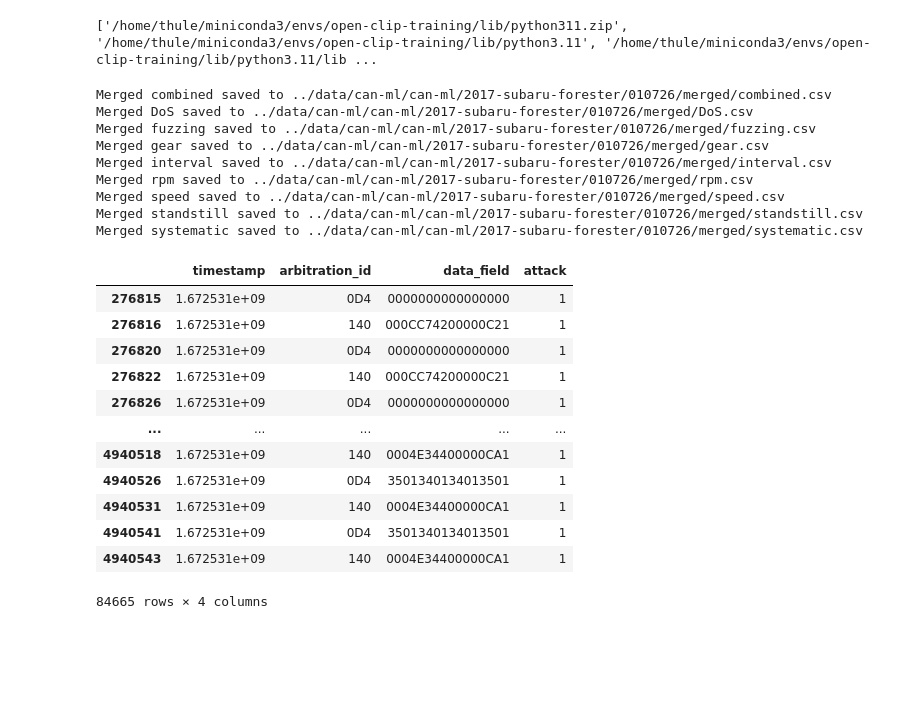
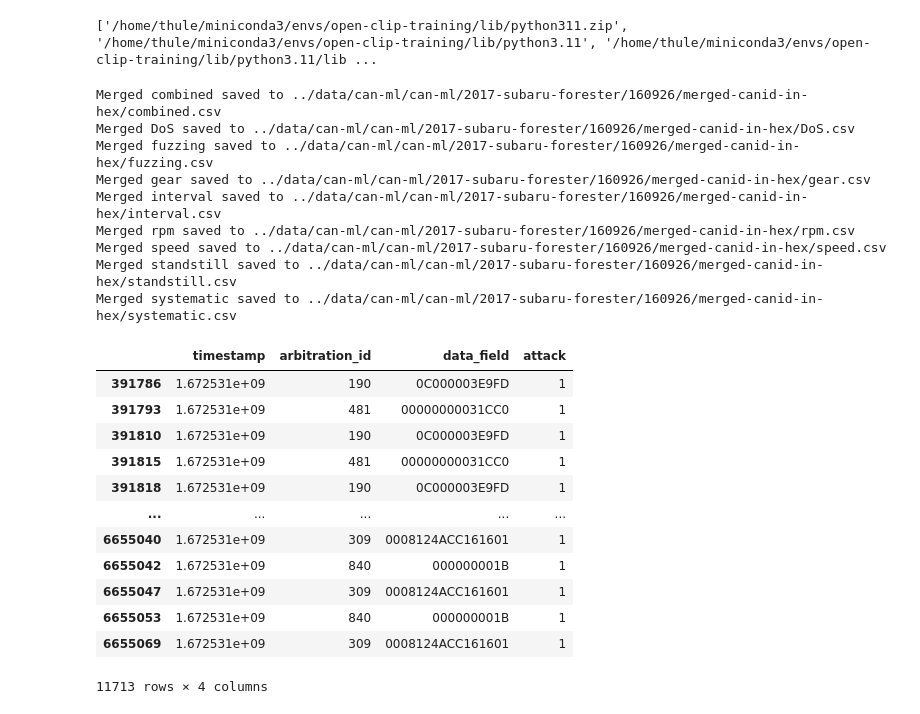
Before and after one commit to thulexuan/ConvRetNetIDS, a Jupyter notebook: notebooks/can_ml.ipynb, the cells around one changed output. Drawn from its saved outputs; the diff is of its cells as text; code cells hidden in the pictures; blank space fills up the shorter version.

```diff
--- a/notebooks/can_ml.ipynb
+++ b/notebooks/can_ml.ipynb
@@ -13,7 +13,7 @@ import pandas as pd
 
 # Define the directory path for the attack folders
 input_dir = '../data/can-ml/can-ml/2017-subaru-forester/post-attack-labeled'  # Replace with your directory path
-output_dir = '../data/can-ml/can-ml/2017-subaru-forester/010726/merged'  # Replace with the output directory path for merged files
+output_dir = '../data/can-ml/can-ml/2017-subaru-forester/160926/merged-canid-in-hex'  # Replace with the output directory path for merged files
 
 # Create the output directory if it doesn't exist
 os.makedirs(output_dir, exist_ok=True)
@@ -44,7 +44,7 @@ for attack_type in attack_types:
 
             # Data preprocessing
             # Convert arbitration_id to integer (decimal) if it's a valid value
-            df['arbitration_id'] = df['arbitration_id'].apply(lambda x: int(x, 16) if isinstance(x, str) else x)
+            # df['arbitration_id'] = df['arbitration_id'].apply(lambda x: int(x, 16) if isinstance(x, str) else x)
 
             # Remove rows with any invalid values
             df = df[['timestamp', 'arbitration_id', 'data_field', 'attack']].dropna()
@@ -62,37 +62,37 @@ for attack_type in attack_types:
 
     print(f"Merged {attack_type_cleaned} saved to {output_file}")
 # %% [output]
-Merged combined saved to ../data/can-ml/can-ml/2017-subaru-forester/010726/merged/combined.csv
-Merged DoS saved to ../data/can-ml/can-ml/2017-subaru-forester/010726/merged/DoS.csv
-Merged fuzzing saved to ../data/can-ml/can-ml/2017-subaru-forester/010726/merged/fuzzing.csv
-Merged gear saved to ../data/can-ml/can-ml/2017-subaru-forester/010726/merged/gear.csv
-Merged interval saved to ../data/can-ml/can-ml/2017-subaru-forester/010726/merged/interval.csv
-Merged rpm saved to ../data/can-ml/can-ml/2017-subaru-forester/010726/merged/rpm.csv
-Merged speed saved to ../data/can-ml/can-ml/2017-subaru-forester/010726/merged/speed.csv
-Merged standstill saved to ../data/can-ml/can-ml/2017-subaru-forester/010726/merged/standstill.csv
-Merged systematic saved to ../data/can-ml/can-ml/2017-subaru-forester/010726/merged/systematic.csv
+Merged combined saved to ../data/can-ml/can-ml/2017-subaru-forester/160926/merged-canid-in-hex/combined.csv
+Merged DoS saved to ../data/can-ml/can-ml/2017-subaru-forester/160926/merged-canid-in-hex/DoS.csv
+Merged fuzzing saved to ../data/can-ml/can-ml/2017-subaru-forester/160926/merged-canid-in-hex/fuzzing.csv
+Merged gear saved to ../data/can-ml/can-ml/2017-subaru-forester/160926/merged-canid-in-hex/gear.csv
+Merged interval saved to ../data/can-ml/can-ml/2017-subaru-forester/160926/merged-canid-in-hex/interval.csv
+Merged rpm saved to ../data/can-ml/can-ml/2017-subaru-forester/160926/merged-canid-in-hex/rpm.csv
+Merged speed saved to ../data/can-ml/can-ml/2017-subaru-forester/160926/merged-canid-in-hex/speed.csv
+Merged standstill saved to ../data/can-ml/can-ml/2017-subaru-forester/160926/merged-canid-in-hex/standstill.csv
+Merged systematic saved to ../data/can-ml/can-ml/2017-subaru-forester/160926/merged-canid-in-hex/systematic.csv
 # %%
 # Define the directory path
-directory_path = '../data/can-ml/can-ml/2017-subaru-forester/010726/merged/combined.csv'
+directory_path = '../data/can-ml/can-ml/2016-chevrolet-silverado/merged/combined.csv'
 
 df = pd.read_csv(directory_path)
 # Display the first few rows of the combined DataFrame
 filtered_df = df[df['attack'] != 0]
 filtered_df
 # %% [output]
 |  | timestamp | arbitration_id | data_field | attack |
-| 276815 | 1.672531e+09 | 0D4 | 0000000000000000 | 1 |
-| 276816 | 1.672531e+09 | 140 | 000CC74200000C21 | 1 |
-| 276820 | 1.672531e+09 | 0D4 | 0000000000000000 | 1 |
-| 276822 | 1.672531e+09 | 140 | 000CC74200000C21 | 1 |
-| 276826 | 1.672531e+09 | 0D4 | 0000000000000000 | 1 |
+| 391786 | 1.672531e+09 | 190 | 0C000003E9FD | 1 |
+| 391793 | 1.672531e+09 | 481 | 00000000031CC0 | 1 |
+| 391810 | 1.672531e+09 | 190 | 0C000003E9FD | 1 |
+| 391815 | 1.672531e+09 | 481 | 00000000031CC0 | 1 |
+| 391818 | 1.672531e+09 | 190 | 0C000003E9FD | 1 |
 | ... | ... | ... | ... | ... |
-| 4940518 | 1.672531e+09 | 140 | 0004E34400000CA1 | 1 |
-| 4940526 | 1.672531e+09 | 0D4 | 3501340134013501 | 1 |
-| 4940531 | 1.672531e+09 | 140 | 0004E34400000CA1 | 1 |
-| 4940541 | 1.672531e+09 | 0D4 | 3501340134013501 | 1 |
-| 4940543 | 1.672531e+09 | 140 | 0004E34400000CA1 | 1 |
+| 6655040 | 1.672531e+09 | 309 | 0008124ACC161601 | 1 |
+| 6655042 | 1.672531e+09 | 840 | 000000001B | 1 |
+| 6655047 | 1.672531e+09 | 309 | 0008124ACC161601 | 1 |
+| 6655053 | 1.672531e+09 | 840 | 000000001B | 1 |
+| 6655069 | 1.672531e+09 | 309 | 0008124ACC161601 | 1 |
-84665 rows × 4 columns
+11713 rows × 4 columns
 # %%
 import os
 import pandas as pd
```
Also changed, not shown: parts of 1 cell of this notebook, 31 other files.
